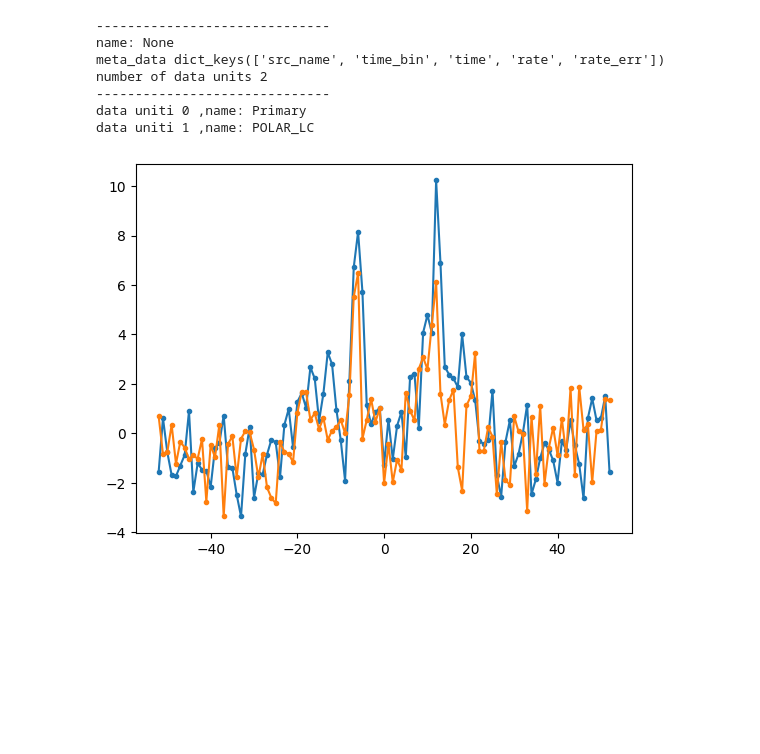
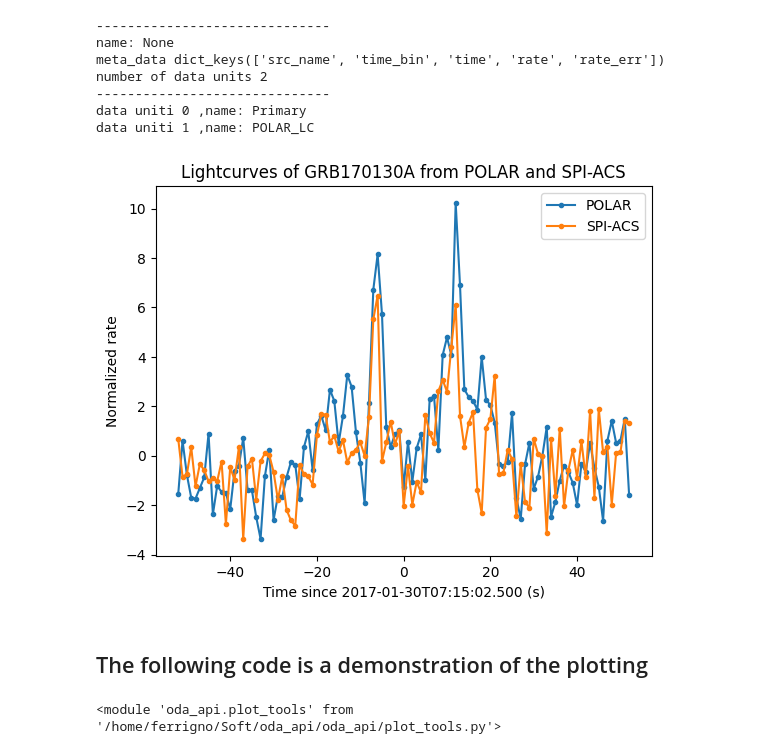
Before and after one commit to oda-hub/tutorials, a Jupyter notebook: 2025-12-AstroORDAS/combine_lightcurves.ipynb, the cells around one changed output. Saved outputs shown, nothing was run; the diff lists cells and outputs as text; code cells hidden in the pictures; blank space fills up the shorter version.

```diff
--- a/2025-12-AstroORDAS/combine_lightcurves.ipynb
+++ b/2025-12-AstroORDAS/combine_lightcurves.ipynb
@@ -108,0 +110,8 @@ spi_timezero.isot
+# %%
+# Get TIMEZERO in UTC because TIMEZERO is in TT for SPI_ACS
+# See https://www.astro.unige.ch/integral//support/faq.cgi?DATA-007
+
+spi_timezero_tt = hdu.header['TIMEZERO']*u.s + atime.Time(hdu.header['MJDREF'], format='mjd', scale='tt')
+spi_timezero = spi_timezero_tt.utc
+
+spi_timezero.isot
@@ -141,14 +157,24 @@ pdat = phdu.data
 # %%
 ptime = atime.Time(pdat['time'], format='unix')
 # %%
+# The time in the polar lightcurve is the beginning of the bin, so we add half a bin to align with SPI-ACS
+# We subtract the median to have both lightcurves centered on zero
+
 plt.plot((ptime - spi_timezero + time_bin_polar*u.s/2).to('s'),
          (pdat['rate']-np.median(pdat['rate']))/pdat['rate_err'],
-         '.-')
+         '.-', label='POLAR')
+
+# SPI-ACS lightcurve is for the centre of the bin
 plt.plot((spi_time - spi_timezero).to('s'),
          (sdat['RATE']-np.median(sdat['RATE']))/sdat['ERROR'],
-         '.-')
+         '.-', label='SPI-ACS')
+
+plt.xlabel('Time since '+spi_timezero.isot+' (s)')
+plt.ylabel('Normalized rate')
+plt.title(f'Lightcurves of {src_name} from POLAR and SPI-ACS')
+plt.legend()
 
 plt.savefig('spi_polar_norm_lc.png')
 # %% [output]
-[figure, old version]
+[figure, new version]
 # %%
@@ -157,0 +186,10 @@ combined_lc = outp # oda:ODAPictureProduct
+# %% [markdown]
+## The following code is a demonstration of the plotting
+# %%
+import oda_api.plot_tools as oda_plot
+
+# This is to ensure the last version of the module is loaded in development
+from importlib import reload
+reload(oda_plot)
+# %% [output]
+<module 'oda_api.plot_tools' from '/home/ferrigno/Soft/oda_api/oda_api/plot_tools.py'>
```
Also changed, not shown: parts of 16 cells of this notebook, 1 other file.
